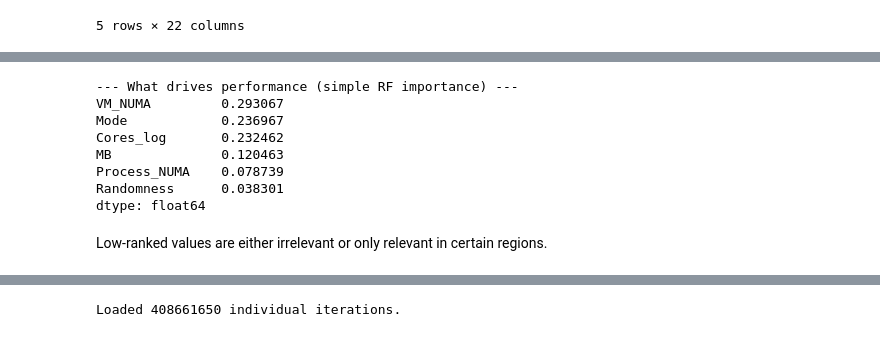
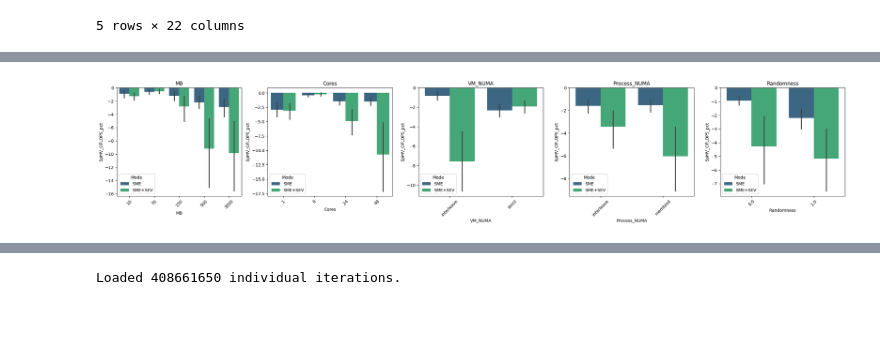
Before and after one commit to engelsm/MA-bench-framework, a Jupyter notebook: benchmark/spmv/analysis.ipynb, the cells around one changed output, grey strips where cells are left out. Cells and saved outputs as stored; diff of their text form; code cells hidden in the pictures.

```diff
--- a/benchmark/spmv/analysis.ipynb
+++ b/benchmark/spmv/analysis.ipynb
@@ -150,9 +150,9 @@ def get_mb(n, randomness):
         return round(os.path.getsize(f_path) / (1024**2))
     except: return None
 
-df['N'] = df['Matrix'].str.extract(r'N(\d+)').fillna(0).astype(int)
+df['N'] = df['Matrix'].str.extract(r'N(\d+)').astype(int)
 r = df['Matrix'].str.extract(r'(\d)-(\d)')
-df['Randomness'] = (r[0] + "." + r[1]).astype(float).fillna(0.0)
+df['Randomness'] = (r[0] + "." + r[1]).astype(float)
 df['MB'] = df.apply(lambda row: get_mb(row['N'], row['Randomness']), axis=1).astype('Int64')
 k = 30  # nnz per row
 #2 operations per non-zero element (multiply and add)
@@ -234,45 +220,22 @@ Note: you may need to restart the kernel to use updated packages.
-# %%
-from sklearn.ensemble import RandomForestRegressor
-
-target = "SpMV_GFLOPS_pct"
-features = ['Mode', 'MB', 'Randomness', 'Cores', 'VM_NUMA', 'Process_NUMA']
-
-df_model = (
-    overhead_df
-    .groupby(features)[target]
-    .mean()
-    .reset_index()
-)
-
-# Use log2 of cores, because cores performance should be interpreted as multiplicative
-df_model["Cores_log"] = np.log2(df_model["Cores"])
-
-features_model = ['Mode', 'MB', 'Randomness', 'Cores_log', 'VM_NUMA', 'Process_NUMA']
-
-X = pd.get_dummies(df_model[features_model], drop_first=True)
-y = df_model[target].fillna(0)
-
-rf = RandomForestRegressor(n_estimators=3000)
-rf.fit(X, y)
-
-importances = pd.Series(rf.feature_importances_, index=X.columns)
-
-summary = {}
-for f in features_model:
-    summary[f] = importances[importances.index.str.startswith(f)].sum()
-
-impact_rank = pd.Series(summary).sort_values(ascending=False)
-
-print("\n--- What drives performance (simple RF importance) ---")
-print(impact_rank)
-# %% [output]
---- What drives performance (simple RF importance) ---
-VM_NUMA         0.293067
-Mode            0.236967
-Cores_log       0.232462
-MB              0.120463
-Process_NUMA    0.078739
-Randomness      0.038301
-dtype: float64
-# %% [markdown]
-Low-ranked values are either irrelevant or only relevant in certain regions.
+# %%
+all_dims = ['MB', 'Cores', 'VM_NUMA', 'Process_NUMA', 'Randomness']
+
+fig, axes = plt.subplots(nrows=1, ncols=len(all_dims), figsize=(5 * len(all_dims), 5))
+
+for ax, a in zip(axes, all_dims):
+    sns.barplot(
+        data=overhead_df,
+        x=a,
+        y="SpMV_GFLOPS_pct",
+        hue='Mode',
+        palette="viridis",
+        errorbar=("ci", 95),
+        ax=ax
+    )
+    ax.set_title(a)
+    ax.tick_params(axis='x', rotation=45)
+
+plt.tight_layout()
+plt.show()
+# %% [output]
+[figure, added]
```
Also changed, not shown: parts of 12 cells of this notebook.
